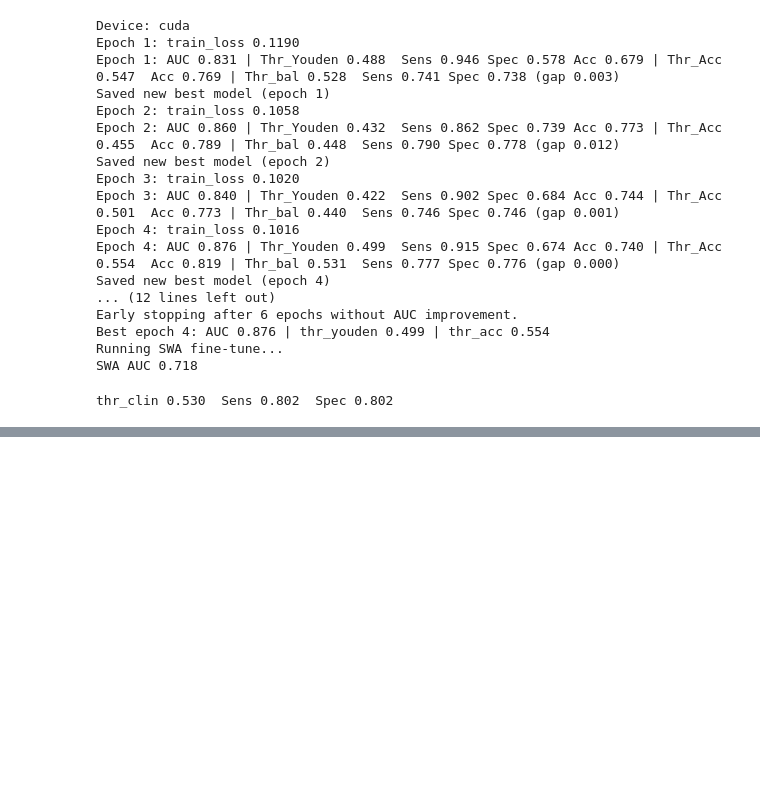
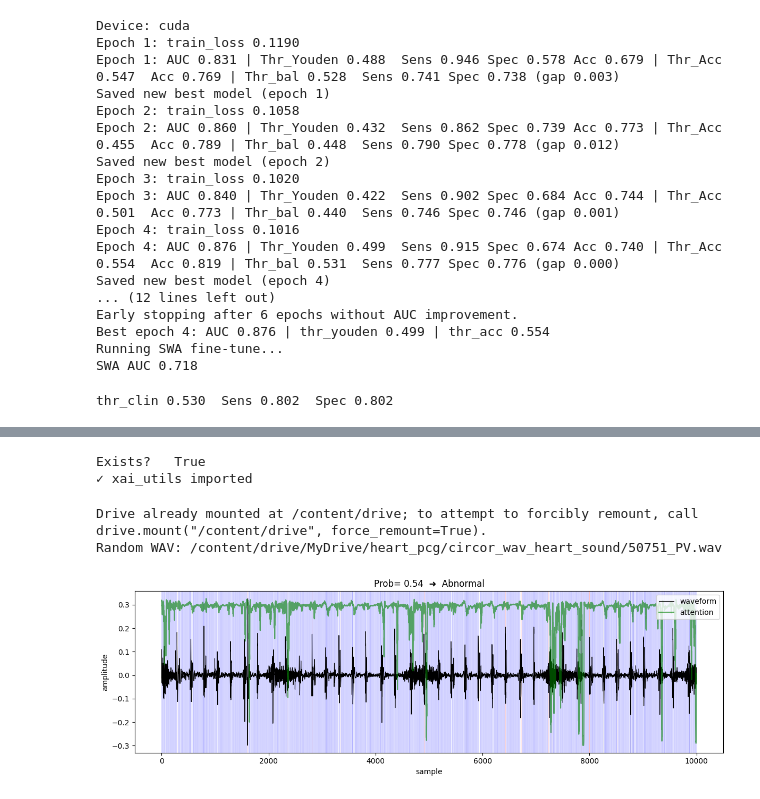
Before and after one commit to RakibAlMahdi/Rakib_XAI_FYP_final4, a Jupyter notebook: Rakib_pcg_training.ipynb, the cells around one changed output, grey strips where cells are left out. Saved outputs shown, nothing was run; the diff lists cells and outputs as text; code cells hidden in the pictures; blank space fills up the shorter version.

```diff
--- a/Rakib_pcg_training.ipynb
+++ b/Rakib_pcg_training.ipynb
@@ -238,0 +421,69 @@ model, THR = load_model("best_combined.pth", use_clin=True)  # THR = thr_clin
+# %%
+# 1)  Define the path you expect
+SRC = "/content/drive/MyDrive/heart_pcg/src"
+
+# 2)  Verify the file is really there
+import os, sys, importlib, glob, pprint
+print("Exists?  ", os.path.isfile(f"{SRC}/xai_utils.py"))
+
+# 3)  Add that folder to sys.path **before** importing
+if SRC not in sys.path:
+    sys.path.insert(0, SRC)
+importlib.invalidate_caches()          # refresh finder
+
+# 4)  Now import
+from xai_utils import load_model, prepare_explainer, generate_explanation, visualise_explanation
+print("✓ xai_utils imported")
+# %% [output]
+Exists?   True
+✓ xai_utils imported
+# %%
+# ═══════════════════════════════════════════════════════════════════
+#  One-cell XAI demo (install → load model → explain random PCG)
+# ═══════════════════════════════════════════════════════════════════
+!pip install torch torchaudio shap matplotlib --quiet
+
+# ---- 1.  Mount Drive ------------------------------------------------
+from google.colab import drive
+drive.mount('/content/drive')
+
+# ---- 2.  Paths ------------------------------------------------------
+SRC_DIR = "/content/drive/MyDrive/heart_pcg/src"                 # code dir
+CKPT    = f"{SRC_DIR}/best_combined.pth"                         # weights
+WAV_DIR = "/content/drive/MyDrive/heart_pcg/circor_wav_heart_sound"
+
+# ---- 3.  Python setup & imports ------------------------------------
+import sys, os, glob, random
+if SRC_DIR not in sys.path:
+    sys.path.insert(0, SRC_DIR)
+
+from xai_utils import (
+    load_model,
+    prepare_explainer,
+    generate_explanation,
+    visualise_explanation,
+)
+
+import torchaudio, torch, numpy as np
+
+# ---- 4.  Load model + SHAP explainer -------------------------------
+device     = 'cuda' if torch.cuda.is_available() else 'cpu'
+model      = load_model(CKPT, device)
+explainer  = prepare_explainer(model, background_size=8, device=device)
+
+# ---- 5.  Pick a random WAV -----------------------------------------
+wav_path = random.choice(glob.glob(os.path.join(WAV_DIR, "*.wav")))
+print("Random WAV:", wav_path)
+
+wav, sr = torchaudio.load(wav_path)
+if sr != 1000:
+    wav = torchaudio.functional.resample(wav, sr, 1000)
+wav = torch.nn.functional.pad(wav, (0, max(0, 10_000 - wav.shape[1])))[:, :10_000]
+
+# ---- 6.  Generate explanation + plot -------------------------------
+info = generate_explanation(wav.squeeze(), model, explainer, threshold=0.5)
+visualise_explanation(info, show_attention=True)
+# %% [output]
+Drive already mounted at /content/drive; to attempt to forcibly remount, call drive.mount("/content/drive", force_remount=True).
+Random WAV: /content/drive/MyDrive/heart_pcg/circor_wav_heart_sound/50751_PV.wav
+[figure, added]
```
Also changed, not shown: parts of 10 cells of this notebook.
